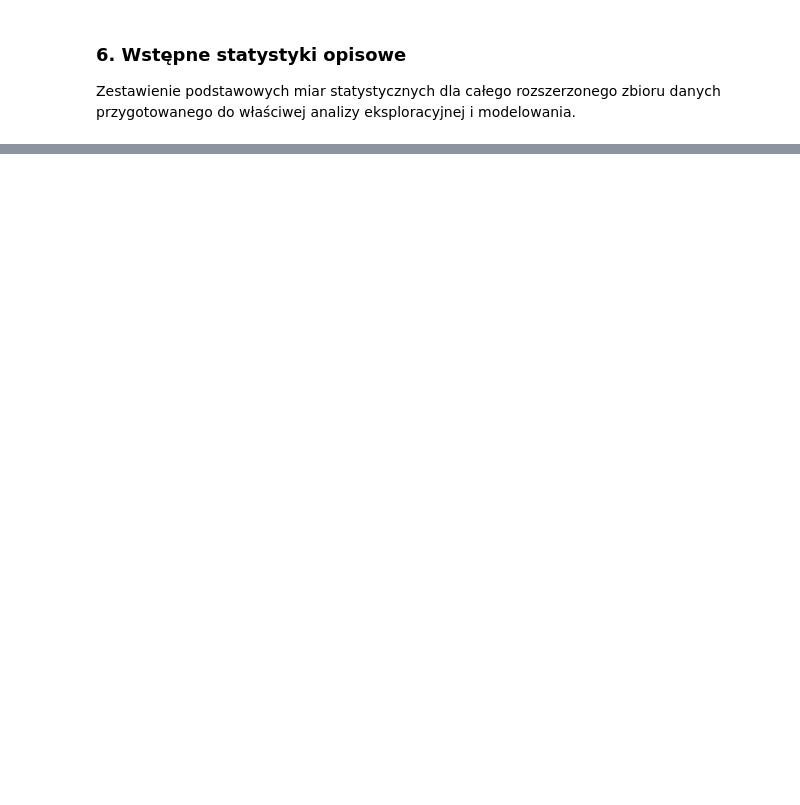
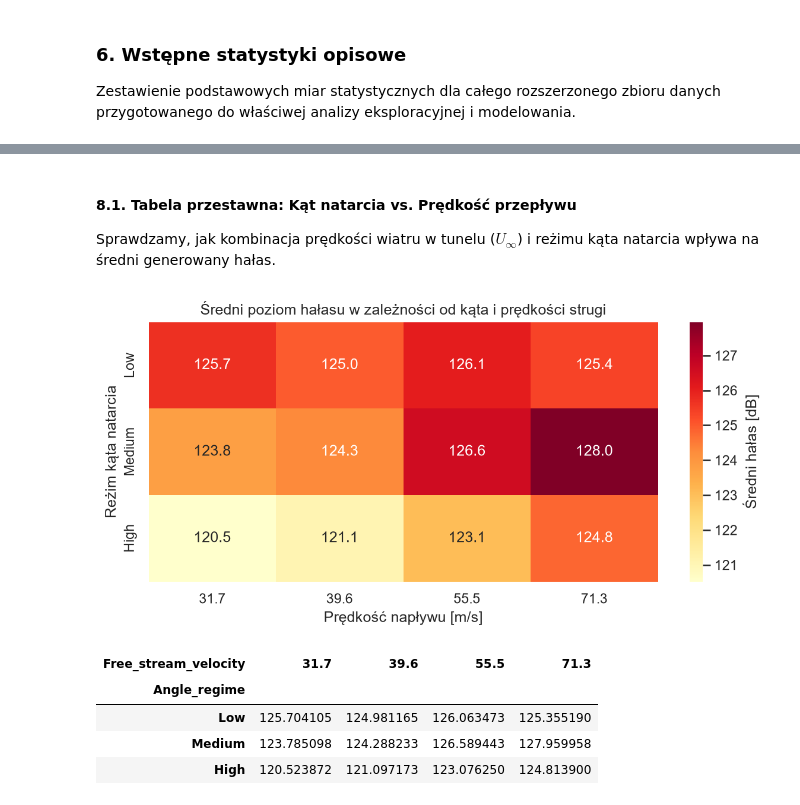
Before and after one commit to sztabino/airfoil-self-noise-surrogate-model, a Jupyter notebook: notebooks/airfoil_analysis.ipynb, the cells around one changed output, grey strips where cells are left out. Drawn from its saved outputs; the diff is of its cells as text; code cells hidden in the pictures; blank space fills up the shorter version.

```diff
--- a/notebooks/airfoil_analysis.ipynb
+++ b/notebooks/airfoil_analysis.ipynb
@@ -156,0 +264,30 @@ df.describe().T
+# %% [markdown]
+#### 8.1. Tabela przestawna: Kąt natarcia vs. Prędkość przepływu
+Sprawdzamy, jak kombinacja prędkości wiatru w tunelu ($U_\infty$) i reżimu kąta natarcia wpływa na średni generowany hałas.
+# %%
+pivot_noise = df.pivot_table(
+    values='SSPL',
+    index='Angle_regime',
+    columns='Free_stream_velocity',
+    aggfunc='mean',
+    observed=False
+)
+
+plt.figure(figsize=(8, 4))
+sns.heatmap(pivot_noise, annot=True, fmt=".1f", cmap="YlOrRd", cbar_kws={'label': 'Średni hałas [dB]'})
+plt.title("Średni poziom hałasu w zależności od kąta i prędkości strugi")
+plt.xlabel("Prędkość napływu [m/s]")
+plt.ylabel("Reżim kąta natarcia")
+plt.tight_layout()
+
+plt.savefig(figures_dir / "pivot_angle_velocity.png")
+plt.show()
+
+pivot_noise
+# %% [output]
+[figure, added]
+| Free_stream_velocity | 31.7 | 39.6 | 55.5 | 71.3 |
+| Angle_regime |  |  |  |  |
+| Low | 125.704105 | 124.981165 | 126.063473 | 125.355190 |
+| Medium | 123.785098 | 124.288233 | 126.589443 | 127.959958 |
+| High | 120.523872 | 121.097173 | 123.076250 | 124.813900 |
```
Also changed, not shown: parts of 12 cells of this notebook, 3 other files.
